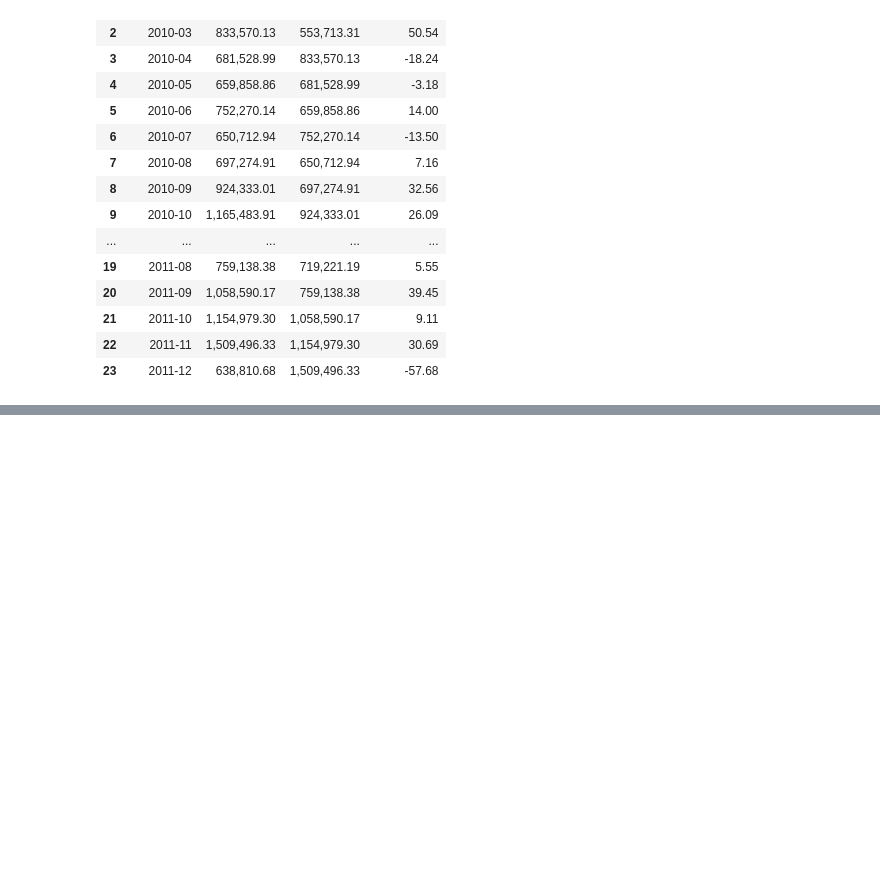
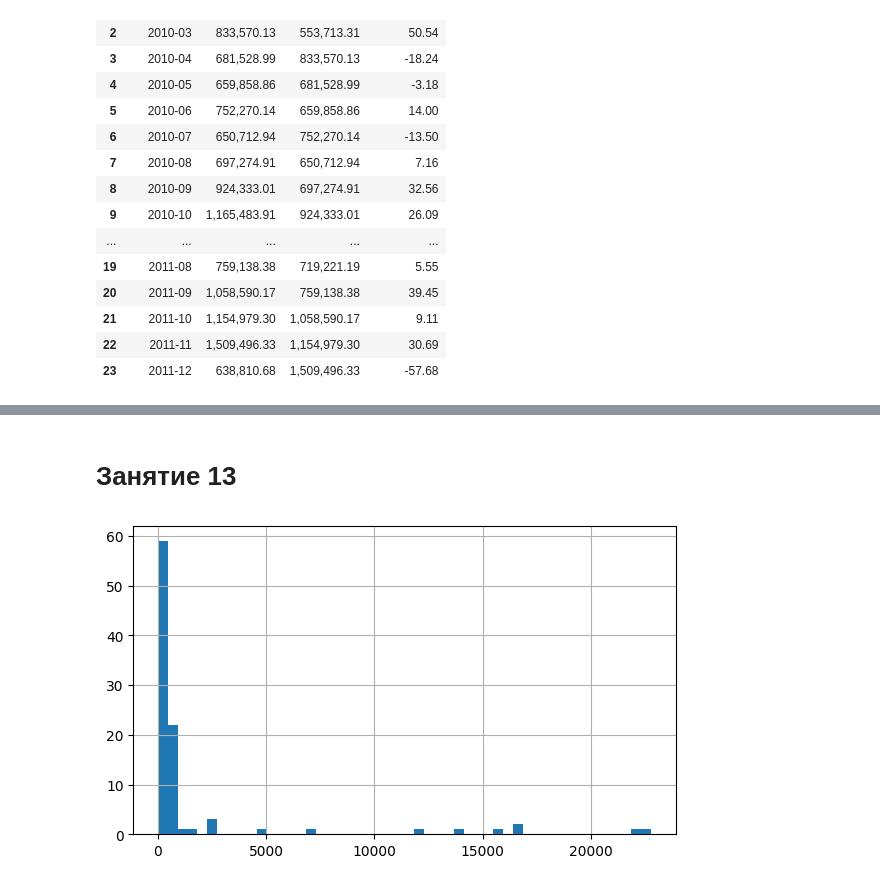
Before and after one commit to z0etar0twh/online-retail-analysis, a Jupyter notebook: online-retail-analysis.ipynb, the cells around one changed output, grey strips where cells are left out. Drawn from its saved outputs; the diff is of its cells as text; code cells hidden in the pictures; blank space fills up the shorter version.

```diff
--- a/online-retail-analysis.ipynb
+++ b/online-retail-analysis.ipynb
@@ -1131,0 +1143,5 @@ WHERE growth_pct IS NOT NULL
+# %%
+# df_clean.groupby('Country')['Revenue'].sum().sort_values(ascending=False).head(10) - пример из занятия 2
+
+df_aussie = df_clean[df_clean['Country'] == 'Australia'].groupby('Invoice')['Revenue'].sum()
+df_aussie.mean() # среднее
@@ -1131,0 +1184,9 @@ WHERE growth_pct IS NOT NULL
+# %% [markdown]
+# Занятие 13
+# %%
+import matplotlib.pyplot as plt
+
+df_aussie.hist(bins=50, figsize=(7,4))
+plt.show()
+# %% [output]
+[figure, added]
```
Also changed, not shown: parts of 13 cells of this notebook.
